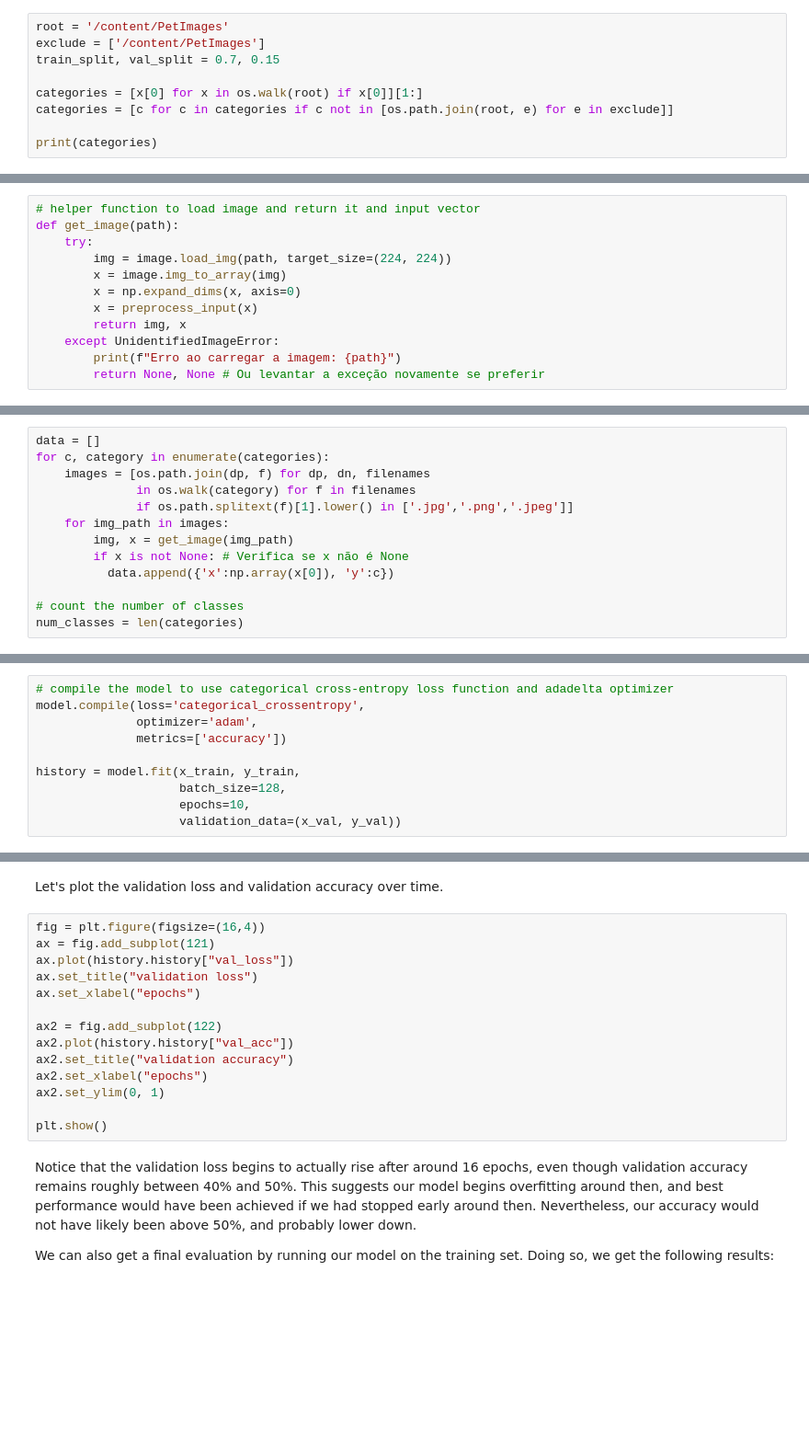
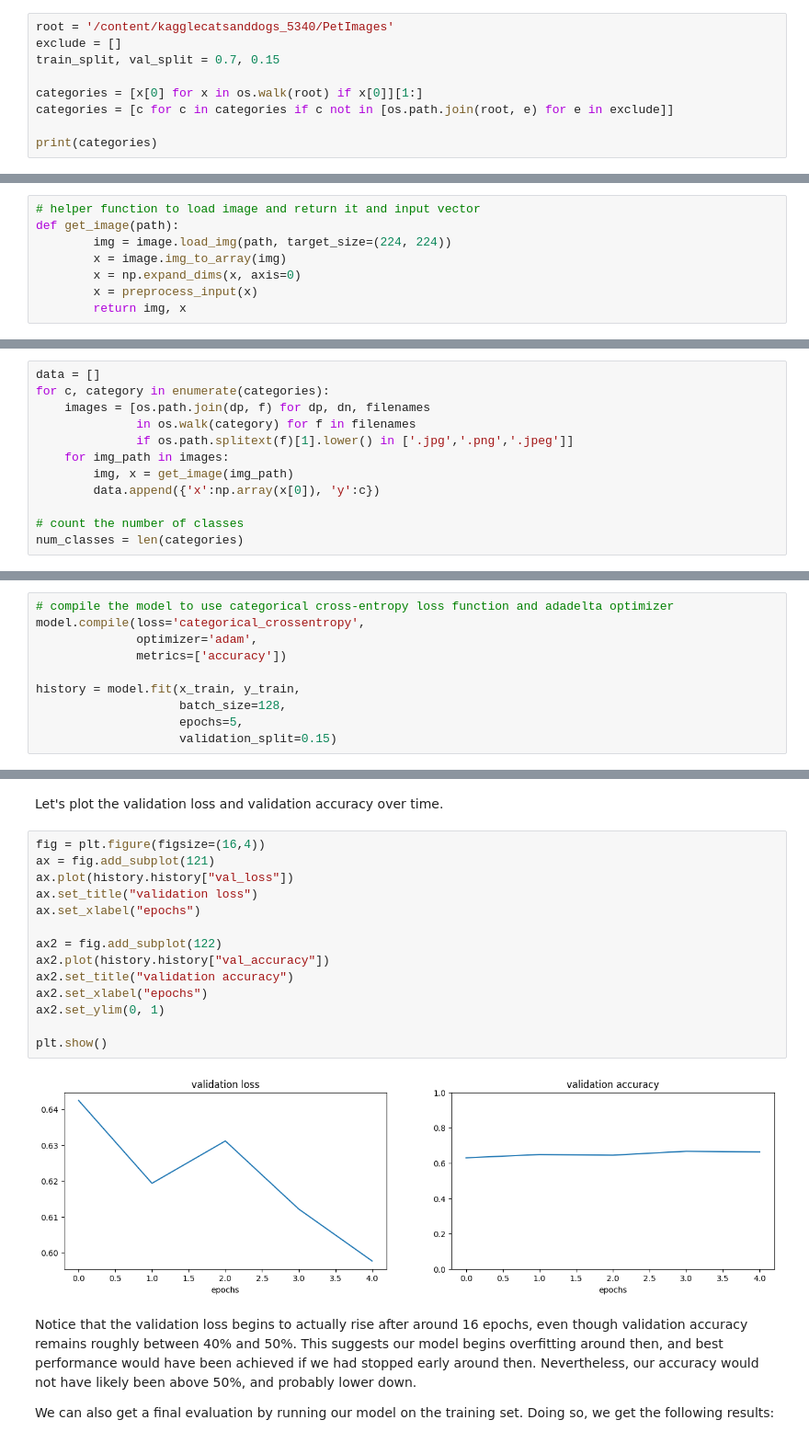
Before and after one commit to KaioHenrique21/KaioHenrique21, a Jupyter notebook: notebooks/transfer-learning.ipynb, the cells around one changed output, grey strips where cells are left out. Shown at 92% size. Drawn from its saved outputs; the diff is of its cells as text; blank space fills up the shorter version.

```diff
--- a/notebooks/transfer-learning.ipynb
+++ b/notebooks/transfer-learning.ipynb
@@ -75,6 +88,6 @@ PetImages  sample_data
 # %%
-root = '/content/PetImages'
-exclude = ['/content/PetImages']
+root = '/content/kagglecatsanddogs_5340/PetImages'
+exclude = []
 train_split, val_split = 0.7, 0.15
 
 categories = [x[0] for x in os.walk(root) if x[0]][1:]
@@ -88,15 +101,11 @@ This function is useful for pre-processing the data into an image and input vect
 # %%
 # helper function to load image and return it and input vector
 def get_image(path):
-    try:
         img = image.load_img(path, target_size=(224, 224))
         x = image.img_to_array(img)
         x = np.expand_dims(x, axis=0)
         x = preprocess_input(x)
         return img, x
-    except UnidentifiedImageError:
-        print(f"Erro ao carregar a imagem: {path}")
-        return None, None # Ou levantar a exceção novamente se preferir
 # %% [markdown]
 Load all the images from root folder
 # %%
@@ -107,8 +116,7 @@ for c, category in enumerate(categories):
               if os.path.splitext(f)[1].lower() in ['.jpg','.png','.jpeg']]
     for img_path in images:
         img, x = get_image(img_path)
-        if x is not None: # Verifica se x não é None
-          data.append({'x':np.array(x[0]), 'y':c})
+        data.append({'x':np.array(x[0]), 'y':c})
 
 # count the number of classes
 num_classes = len(categories)
@@ -226,5 +265,5 @@ model.compile(loss='categorical_crossentropy',
 
 history = model.fit(x_train, y_train,
                     batch_size=128,
-                    epochs=10,
-                    validation_data=(x_val, y_val))
+                    epochs=5,
+                    validation_split=0.15)
@@ -233,17 +283,19 @@ Let's plot the validation loss and validation accuracy over time.
 # %%
 fig = plt.figure(figsize=(16,4))
 ax = fig.add_subplot(121)
 ax.plot(history.history["val_loss"])
 ax.set_title("validation loss")
 ax.set_xlabel("epochs")
 
 ax2 = fig.add_subplot(122)
-ax2.plot(history.history["val_acc"])
+ax2.plot(history.history["val_accuracy"])
 ax2.set_title("validation accuracy")
 ax2.set_xlabel("epochs")
 ax2.set_ylim(0, 1)
 
 plt.show()
+# %% [output]
+[figure, added]
 # %% [markdown]
 Notice that the validation loss begins to actually rise after around 16 epochs, even though validation accuracy remains roughly between 40% and 50%. This suggests our model begins overfitting around then, and best performance would have been achieved if we had stopped early around then. Nevertheless, our accuracy would not have likely been above 50%, and probably lower down.
 
```
Also changed, not shown: parts of 15 cells of this notebook.
